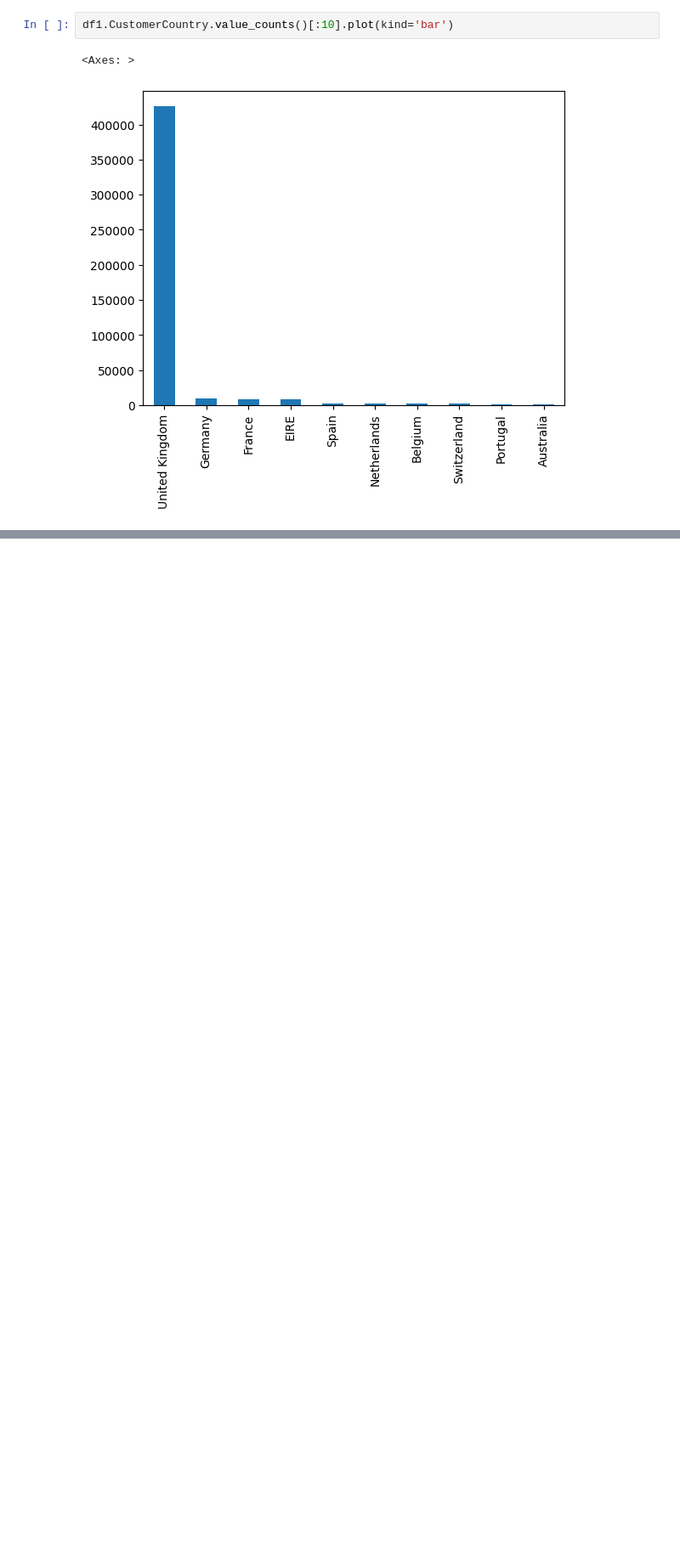
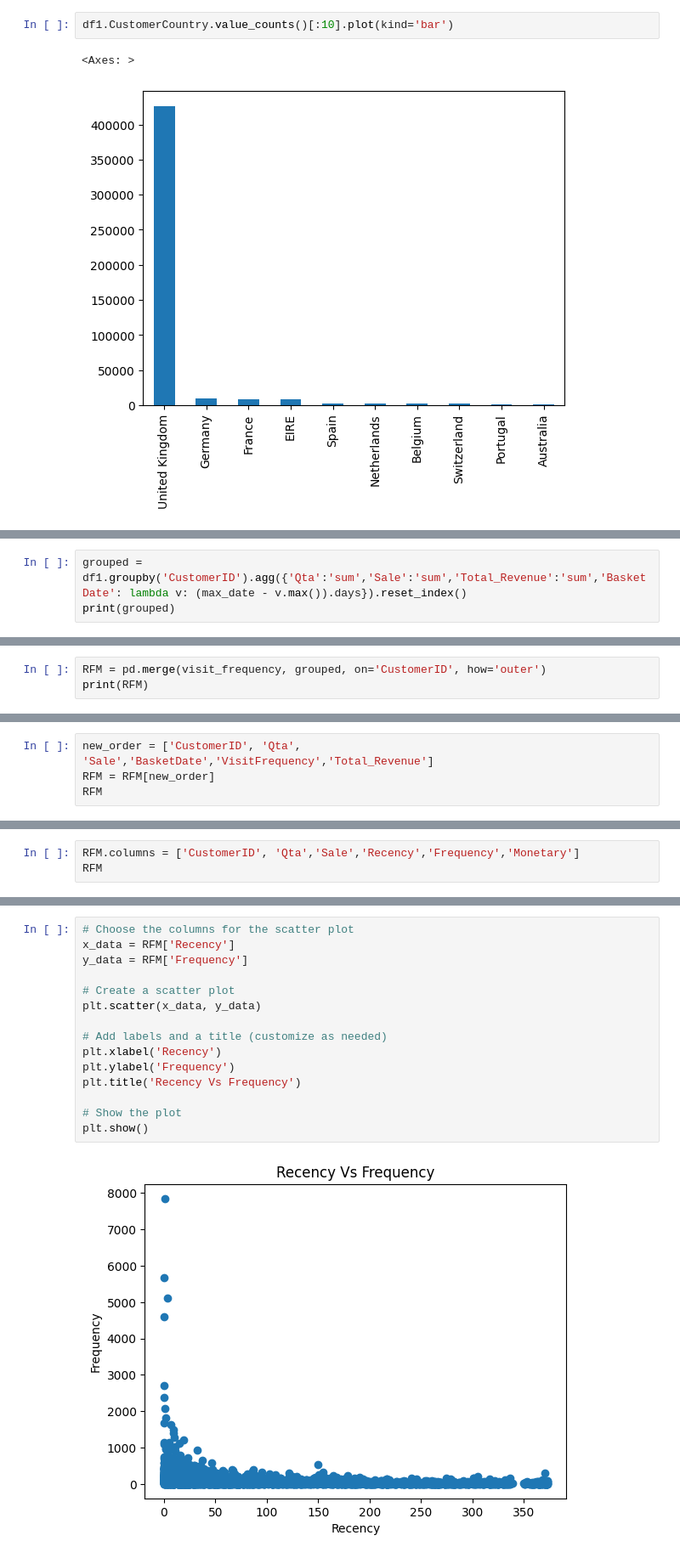
Before and after one commit to pspanji/BA--BI--DS, a Jupyter notebook: RFM_Analysis.ipynb, the cells around one changed output, grey strips where cells are left out. Shown at 85% size. Cells and saved outputs as stored; diff of their text form; blank space fills up the shorter version.

```diff
--- a/RFM_Analysis.ipynb
+++ b/RFM_Analysis.ipynb
@@ -342,0 +414,3 @@ uk_df3
+# %%
+grouped = df1.groupby('CustomerID').agg({'Qta':'sum','Sale':'sum','Total_Revenue':'sum','BasketDate': lambda v: (max_date - v.max()).days}).reset_index()
+print(grouped)
@@ -342,0 +432,3 @@ uk_df3
+# %%
+RFM = pd.merge(visit_frequency, grouped, on='CustomerID', how='outer')
+print(RFM)
@@ -342,0 +450,4 @@ uk_df3
+# %%
+new_order = ['CustomerID', 'Qta', 'Sale','BasketDate','VisitFrequency','Total_Revenue']
+RFM = RFM[new_order]
+RFM
@@ -342,0 +468,3 @@ uk_df3
+# %%
+RFM.columns = ['CustomerID', 'Qta','Sale','Recency','Frequency','Monetary']
+RFM
@@ -342,0 +497,17 @@ uk_df3
+# %%
+# Choose the columns for the scatter plot
+x_data = RFM['Recency']
+y_data = RFM['Frequency']
+
+# Create a scatter plot
+plt.scatter(x_data, y_data)
+
+# Add labels and a title (customize as needed)
+plt.xlabel('Recency')
+plt.ylabel('Frequency')
+plt.title('Recency Vs Frequency')
+
+# Show the plot
+plt.show()
+# %% [output]
+[figure, added]
```
Also changed, not shown: parts of 38 cells of this notebook.
